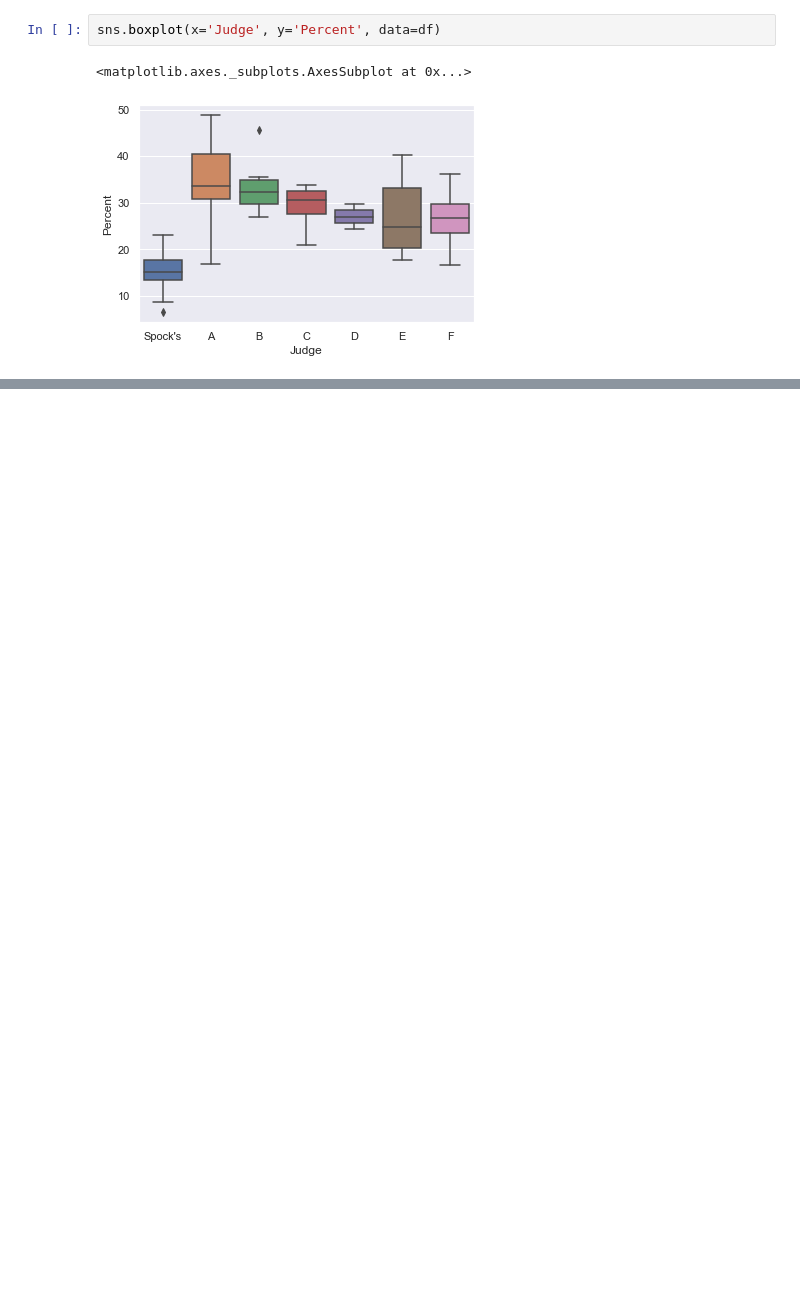
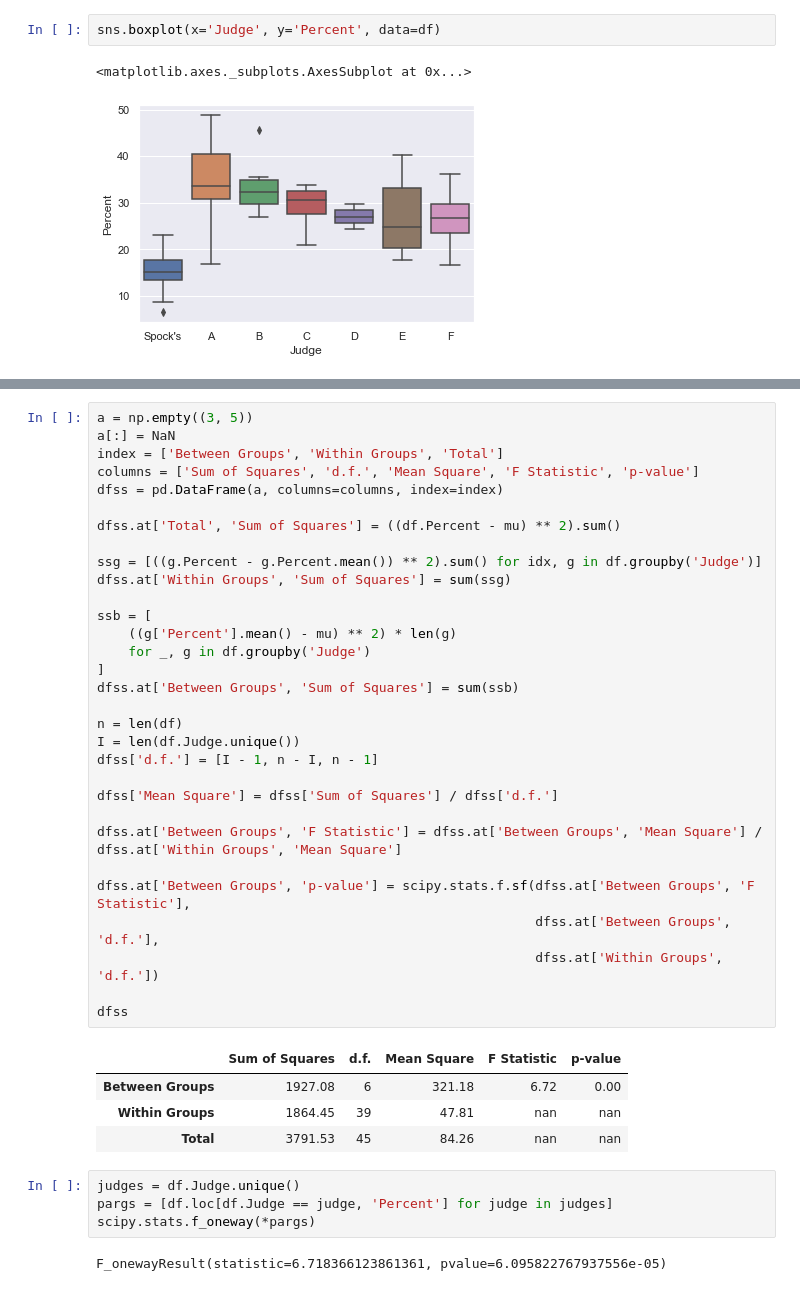
Before and after one commit to quintusdias/sleuth3, a Jupyter notebook: ch05/dr_spock.ipynb, the cells around one changed output, grey strips where cells are left out. Saved outputs shown, nothing was run; the diff lists cells and outputs as text; blank space fills up the shorter version.

```diff
--- a/ch05/dr_spock.ipynb
+++ b/ch05/dr_spock.ipynb
@@ -79,0 +65,42 @@ ss_extra
+# %%
+a = np.empty((3, 5))
+a[:] = NaN
+index = ['Between Groups', 'Within Groups', 'Total']
+columns = ['Sum of Squares', 'd.f.', 'Mean Square', 'F Statistic', 'p-value']
+dfss = pd.DataFrame(a, columns=columns, index=index)
+
+dfss.at['Total', 'Sum of Squares'] = ((df.Percent - mu) ** 2).sum()
+
+ssg = [((g.Percent - g.Percent.mean()) ** 2).sum() for idx, g in df.groupby('Judge')]
+dfss.at['Within Groups', 'Sum of Squares'] = sum(ssg)
+
+ssb = [
+    ((g['Percent'].mean() - mu) ** 2) * len(g)
+    for _, g in df.groupby('Judge')
+]
+dfss.at['Between Groups', 'Sum of Squares'] = sum(ssb)
+
+n = len(df)
+I = len(df.Judge.unique())
+dfss['d.f.'] = [I - 1, n - I, n - 1]
+
+dfss['Mean Square'] = dfss['Sum of Squares'] / dfss['d.f.']
+
+dfss.at['Between Groups', 'F Statistic'] = dfss.at['Between Groups', 'Mean Square'] / dfss.at['Within Groups', 'Mean Square']
+
+dfss.at['Between Groups', 'p-value'] = scipy.stats.f.sf(dfss.at['Between Groups', 'F Statistic'],
+                                                        dfss.at['Between Groups', 'd.f.'],
+                                                        dfss.at['Within Groups', 'd.f.'])
+
+dfss
+# %% [output]
+|  | Sum of Squares | d.f. | Mean Square | F Statistic | p-value |
+| Between Groups | 1927.08 | 6 | 321.18 | 6.72 | 0.00 |
+| Within Groups | 1864.45 | 39 | 47.81 | nan | nan |
+| Total | 3791.53 | 45 | 84.26 | nan | nan |
+# %%
+judges = df.Judge.unique()
+pargs = [df.loc[df.Judge == judge, 'Percent'] for judge in judges]
+scipy.stats.f_oneway(*pargs)
+# %% [output]
+F_onewayResult(statistic=6.718366123861361, pvalue=6.095822767937556e-05)
```
Also changed, not shown: parts of 19 cells of this notebook.
